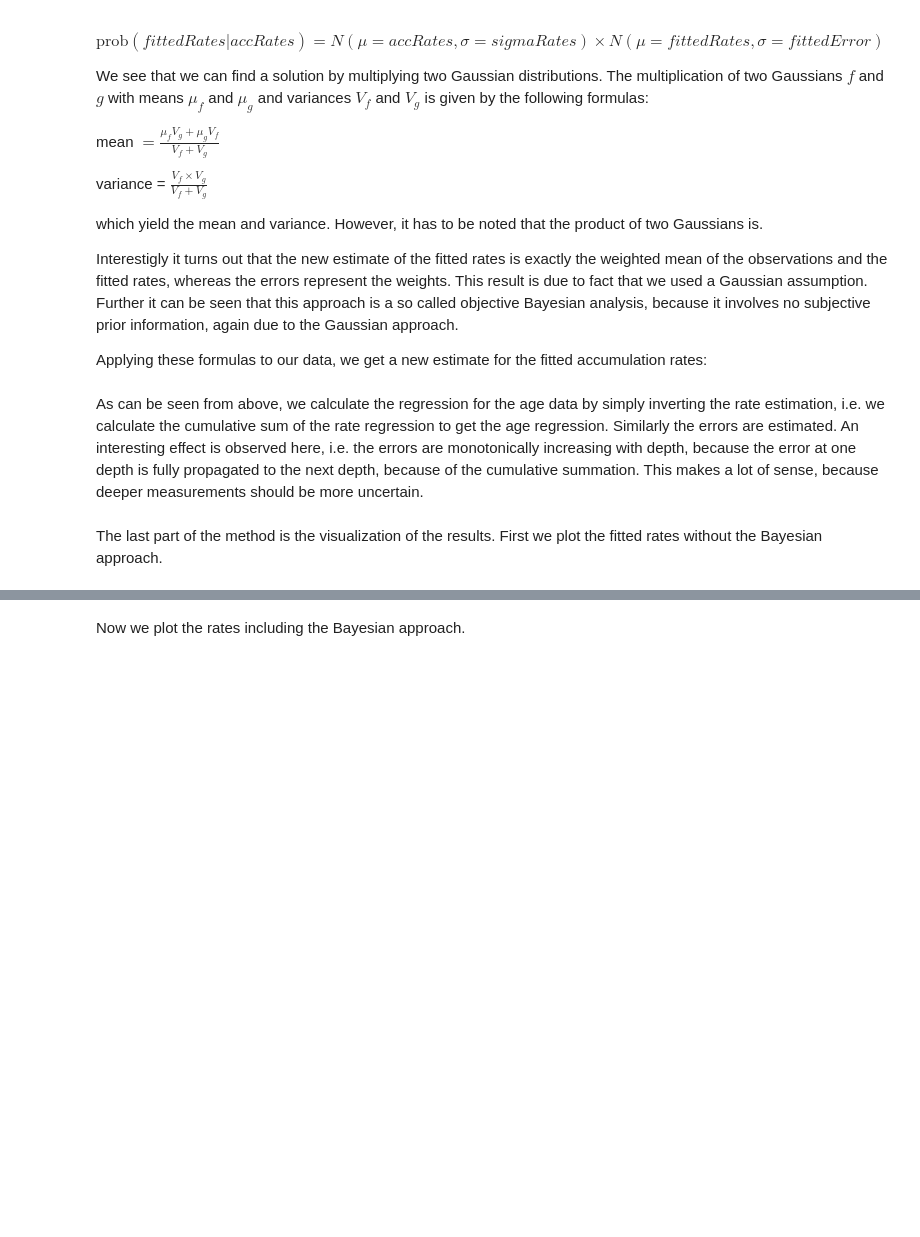
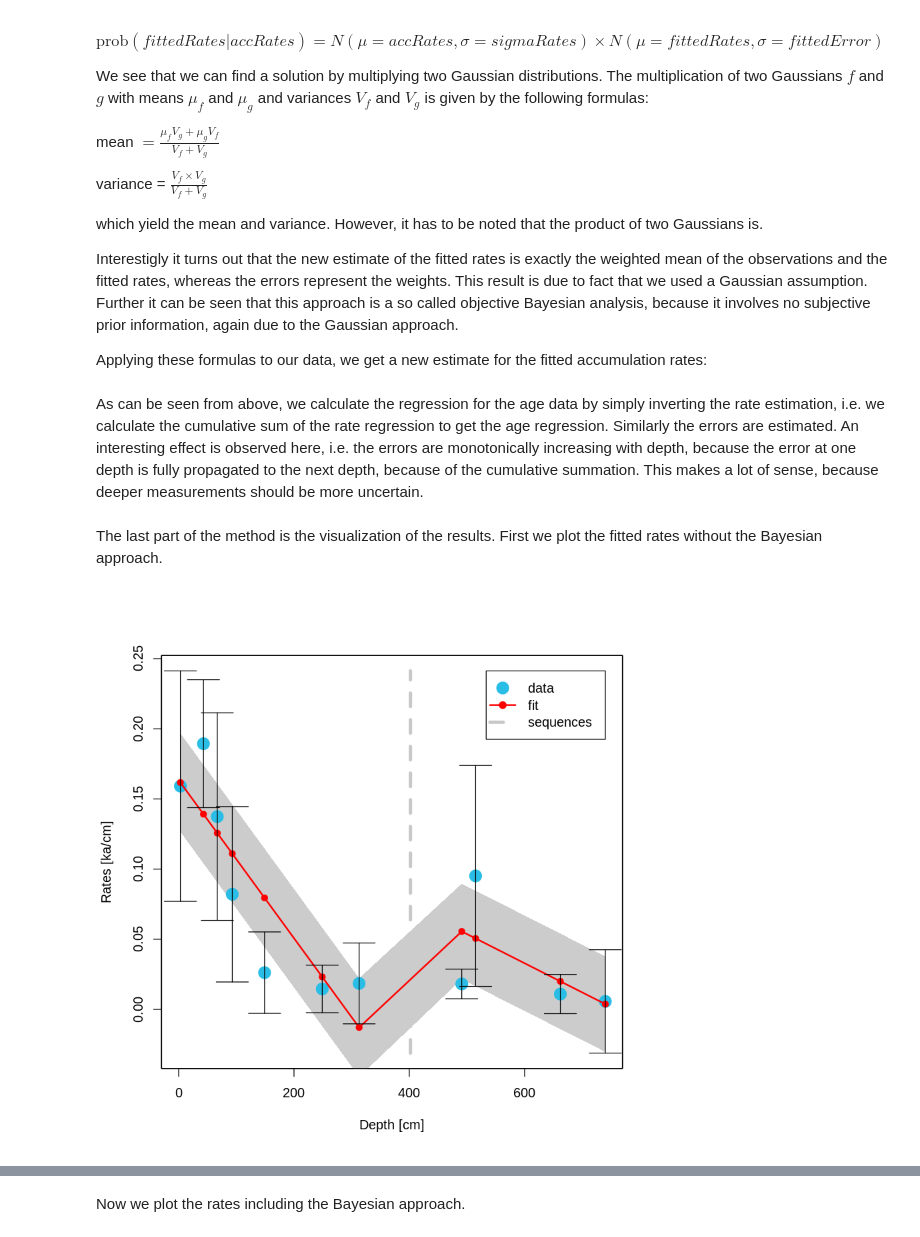
Before and after one commit to hummingbird-dev/hummingage, a Jupyter notebook: hummingage.ipynb, the cells around one changed output, grey strips where cells are left out. Drawn from its saved outputs; the diff is of its cells as text; code cells hidden in the pictures; blank space fills up the shorter version.

```diff
--- a/hummingage.ipynb
+++ b/hummingage.ipynb
@@ -59,12 +58,12 @@ The parameter "plot_format" is used to define the output format of the plots, wh
 # %%
 path <- "/home/jovyan/work/hummingage/"
 infile <- "my_test_data_1.csv"
-segments <- c(100)
-DiscardOutliers <- FALSE
+segments <- c(400)
+DiscardOutliers <- TRUE
 EstimateNullRate <- "estimate"
 token <- "KHzvfrTgfX"
-plot_format <- "png,pdf"
-
+#plot_format <- "png,pdf"
+plot_format <- "jupyter"
 
     ## path: (string): is the path to the infile
     ## infile: (string): is the data file according to a certain format
@@ -362,44 +361,61 @@ The last part of the method is the visualization of the results. First we plot t
 # %%
 ## plotting the intermediate result of fitted segments
     for (k in plot_format){
-        if (k == "png"){
-            png(filename=paste(path,token,"_intermediate.png",sep=""),width=2000,height=1400,pointsize=10)#,width=11,height=8)
-        }
-        if (k == "pdf"){
-            pdf(file=paste(path,token,"_intermediate.pdf",sep=""),width=40,height=28)#,width=11,height=8)
+        if (k == "jupyter"){
+            Ascale <- 1 #4
+            Bscale <- 1 #6
+            Cscale <- 2 #8
+            Dscale <- 4 #12
+        } else {
+            Ascale <- 4
+            Bscale <- 6
+            Cscale <- 8
+            Dscale <- 12
+
+            par(mar=c(14,14,4,2),mgp=c(10,4,0),bg=rgb(248/255,250/255,252/255))
+            if (k == "png"){
+                png(filename=paste(path,token,"_intermediate.png",sep=""),width=2000,height=1400,pointsize=10)#,width=11,height=8)
+            }
+            if (k == "pdf"){
+                pdf(file=paste(path,token,"_intermediate.pdf",sep=""),width=40,height=28)#,width=11,height=8)
+            }
         }
 
-        par(mar=c(14,14,4,2),mgp=c(10,4,0),bg=rgb(248/255,250/255,252/255))
+
+
 
 
         ymin <- min(c(accRates-sigmaRates),na.rm=TRUE)
         ymax <- max(c(accRates+sigmaRates),na.rm=TRUE)
         xmin <- 0 ##min(ageDataOrig$depth)
         xmax <- max(ageDataOrig$depth)
-        plot(ageData$depth,accRates,ylim=c(ymin,ymax),xlim=c(xmin,xmax),xlab="Depth [cm]",ylab="Rates [ka/cm]",cex.lab=4,cex.axis=4)
+        plot(ageData$depth,accRates,ylim=c(ymin,ymax),xlim=c(xmin,xmax),xlab="Depth [cm]",ylab="Rates [ka/cm]",cex.lab=Ascale,cex.axis=Ascale)
         if (Lsegments > 0) {
             for (i in seq(1,length(segPosPlot))) {
                 par(new=TRUE)
                 segPosDepth <- (ageData$depth[segPosPlot[i]]+ageData$depth[segPosPlot[i]+1])/2
-                plot(c(segPosDepth,segPosDepth),c(ymin,ymax),ylim=c(ymin,ymax),xlim=c(xmin,xmax),col=rgb(200/255,200/255,200/255),type="l",lwd="12",lty=2,xlab="",ylab="",xaxt="n",yaxt="n",cex=8)
+                plot(c(segPosDepth,segPosDepth),c(ymin,ymax),ylim=c(ymin,ymax),xlim=c(xmin,xmax),col=rgb(200/255,200/255,200/255),type="l",lwd=Dscale,lty=2,xlab="",ylab="",xaxt="n",yaxt="n",cex=Cscale)
             }
         }
         par(new=TRUE)
         polygon(c(ageData$depth, rev(ageData$depth)), c(fittedRates-fittedError,
                                                         rev(fittedRates+fittedError)), col=rgb(0.8,0.8,0.8),border=NA)
         par(new=TRUE)
-        plot(ageData$depth,accRates,ylim=c(ymin,ymax),xlim=c(xmin,xmax),col=rgb(42/255,190/255,230/255),pch=19,xlab="",ylab="",xaxt="n",yaxt="n",cex=8)
+        plot(ageData$depth,accRates,ylim=c(ymin,ymax),xlim=c(xmin,xmax),col=rgb(42/255,190/255,230/255),pch=19,xlab="",ylab="",xaxt="n",yaxt="n",cex=Cscale)
         par(new=TRUE)
-        plot(ageData$depth,fittedRates,ylim=c(ymin,ymax),xlim=c(xmin,xmax),xlab="",pch=19,ylab="",xaxt="n",yaxt="n",col="red",cex=4)
+        plot(ageData$depth,fittedRates,ylim=c(ymin,ymax),xlim=c(xmin,xmax),xlab="",pch=19,ylab="",xaxt="n",yaxt="n",col="red",cex=Ascale)
         par(new=TRUE)
-        plot(ageData$depth,fittedRates,ylim=c(ymin,ymax),xlim=c(xmin,xmax),lwd=8,xlab="",ylab="",xaxt="n",yaxt="n",type="l",col="red",cex=8)
+        plot(ageData$depth,fittedRates,ylim=c(ymin,ymax),xlim=c(xmin,xmax),lwd=Cscale,xlab="",ylab="",xaxt="n",yaxt="n",type="l",col="red",cex=Cscale)
 
         arrows(ageData$depth, accRates-sigmaRates, ageData$depth,
-               accRates+sigmaRates, length=0.2, angle=90, code=3,col="black",lwd=6,cex=8)
+               accRates+sigmaRates, length=0.2, angle=90, code=3,col="black",lwd=Bscale,cex=Cscale)
 
         legend(xmax, ymax, xjust=1,legend=c("data","fit","sequences"),
-               col=c(rgb(42/255,190/255,230/255),"red",rgb(200/255,200/255,200/255)), lwd=c(NaN,8,12), lty=c(1,1,2), pch=c(19,19,NaN), cex=c(6), pt.cex=c(8,4,8))
-
-        dev.off()
+               col=c(rgb(42/255,190/255,230/255),"red",rgb(200/255,200/255,200/255)), lwd=c(NaN,Cscale,Dscale), lty=c(1,1,2), pch=c(19,19,NaN), cex=c(Bscale), pt.cex=c(Cscale,Ascale,Cscale))
+        if (k != "jupyter"){
+            dev.off()
+        }
     }
     ##--------------------------------------------------------------------------------------------##
+# %% [output]
+[figure, added]
```
Also changed, not shown: parts of 6 cells of this notebook, 4 other files.
